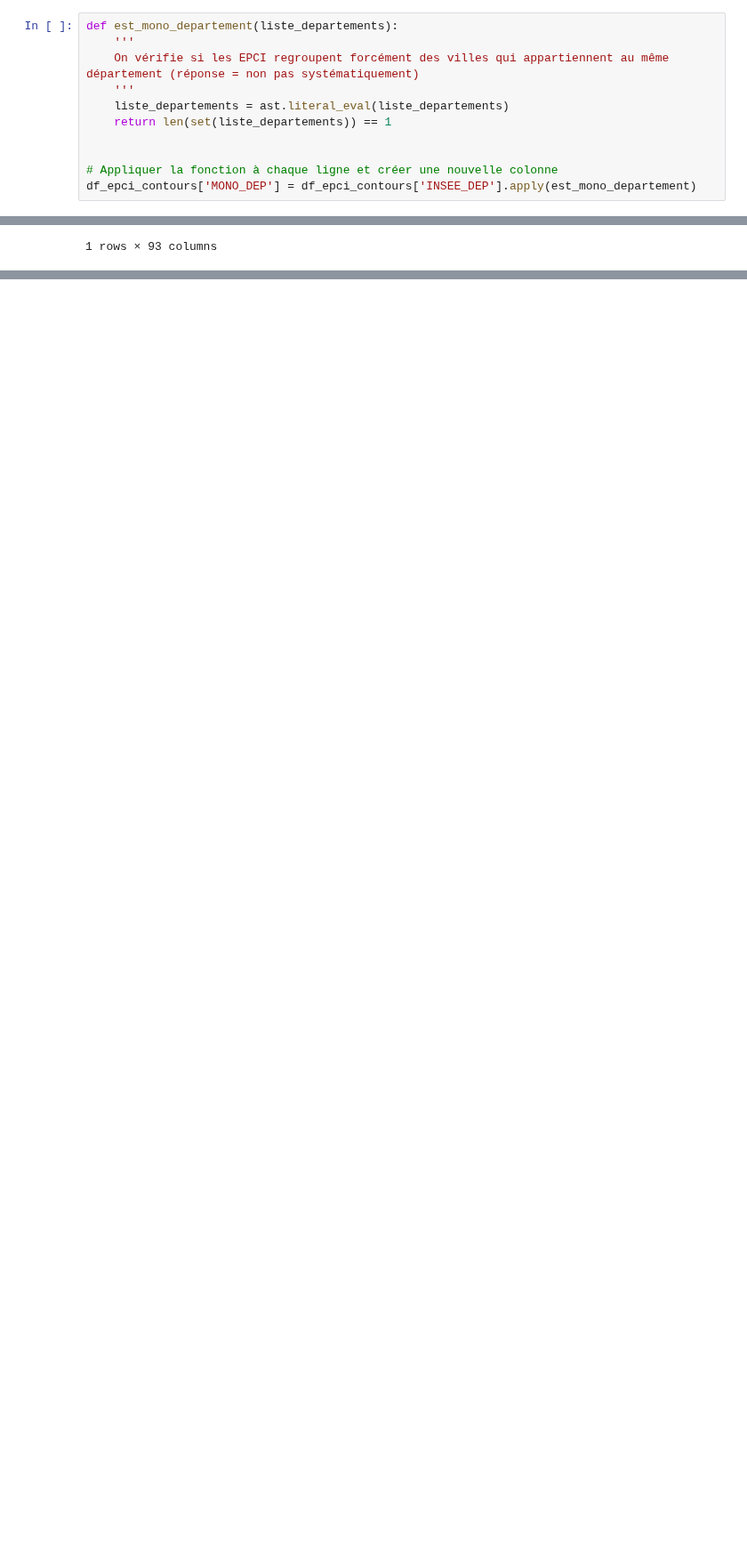
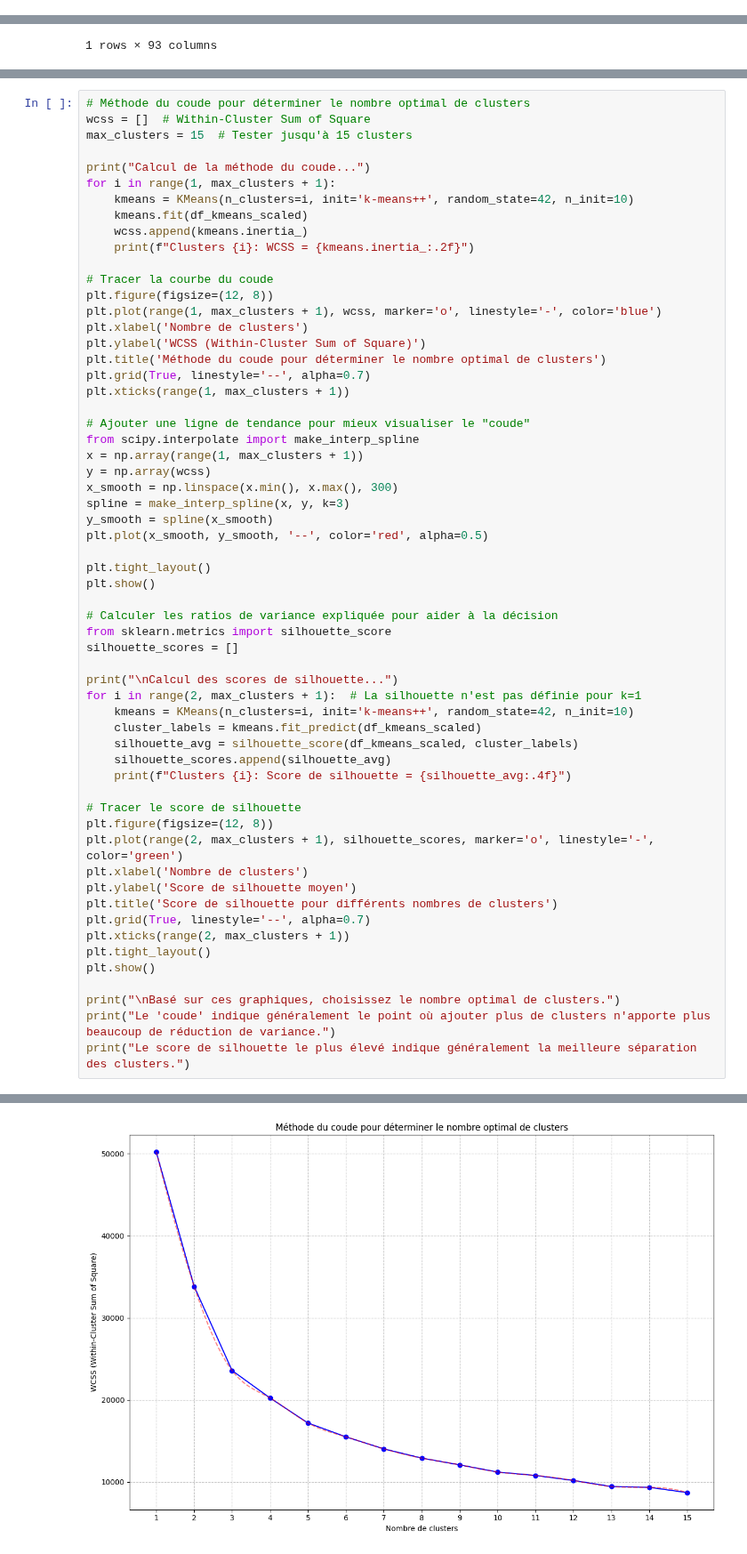
Before and after one commit to Qntouille/statapp, a Jupyter notebook: stat_desc_mobpro2.ipynb, the cells around one changed output, grey strips where cells are left out. Shown at 89% size. Saved outputs shown, nothing was run; the diff lists cells and outputs as text; blank space fills up the shorter version.

Commit message:
clustering pt2 (fini)

```diff
--- a/stat_desc_mobpro2.ipynb
+++ b/stat_desc_mobpro2.ipynb
@@ -107,14 +115,3 @@ df_mobpro_brut.head(20)
 | 18 | 18 | 01001 | ZZZZZ | 99999 | 01053 | 55 | 6 | Z | 13 | 16 | ... | ... |
 | 19 | 19 | 01001 | ZZZZZ | 99999 | 01053 | 35 | 4 | Z | 17 | 16 | ... | ... |
 20 rows × 36 columns
-# %%
-def est_mono_departement(liste_departements):
-    '''
-    On vérifie si les EPCI regroupent forcément des villes qui appartiennent au même département (réponse = non pas systématiquement)
-    '''
-    liste_departements = ast.literal_eval(liste_departements)
-    return len(set(liste_departements)) == 1
-
-
-# Appliquer la fonction à chaque ligne et créer une nouvelle colonne
-df_epci_contours['MONO_DEP'] = df_epci_contours['INSEE_DEP'].apply(est_mono_departement)
@@ -421,0 +411,60 @@ TypeError: agg function failed [how->mean,dtype->object]
+# %%
+# Méthode du coude pour déterminer le nombre optimal de clusters
+wcss = []  # Within-Cluster Sum of Square
+max_clusters = 15  # Tester jusqu'à 15 clusters
+
+print("Calcul de la méthode du coude...")
+for i in range(1, max_clusters + 1):
+    kmeans = KMeans(n_clusters=i, init='k-means++', random_state=42, n_init=10)
+    kmeans.fit(df_kmeans_scaled)
+    wcss.append(kmeans.inertia_)
+    print(f"Clusters {i}: WCSS = {kmeans.inertia_:.2f}")
+
+# Tracer la courbe du coude
+plt.figure(figsize=(12, 8))
+plt.plot(range(1, max_clusters + 1), wcss, marker='o', linestyle='-', color='blue')
+plt.xlabel('Nombre de clusters')
+plt.ylabel('WCSS (Within-Cluster Sum of Square)')
+plt.title('Méthode du coude pour déterminer le nombre optimal de clusters')
+plt.grid(True, linestyle='--', alpha=0.7)
+plt.xticks(range(1, max_clusters + 1))
+
+# Ajouter une ligne de tendance pour mieux visualiser le "coude"
+from scipy.interpolate import make_interp_spline
+x = np.array(range(1, max_clusters + 1))
+y = np.array(wcss)
+x_smooth = np.linspace(x.min(), x.max(), 300)
+spline = make_interp_spline(x, y, k=3)
+y_smooth = spline(x_smooth)
+plt.plot(x_smooth, y_smooth, '--', color='red', alpha=0.5)
+
+plt.tight_layout()
+plt.show()
+
+# Calculer les ratios de variance expliquée pour aider à la décision
+from sklearn.metrics import silhouette_score
+silhouette_scores = []
+
+print("\nCalcul des scores de silhouette...")
+for i in range(2, max_clusters + 1):  # La silhouette n'est pas définie pour k=1
+    kmeans = KMeans(n_clusters=i, init='k-means++', random_state=42, n_init=10)
+    cluster_labels = kmeans.fit_predict(df_kmeans_scaled)
+    silhouette_avg = silhouette_score(df_kmeans_scaled, cluster_labels)
+    silhouette_scores.append(silhouette_avg)
+    print(f"Clusters {i}: Score de silhouette = {silhouette_avg:.4f}")
+
+# Tracer le score de silhouette
+plt.figure(figsize=(12, 8))
+plt.plot(range(2, max_clusters + 1), silhouette_scores, marker='o', linestyle='-', color='green')
+plt.xlabel('Nombre de clusters')
+plt.ylabel('Score de silhouette moyen')
+plt.title('Score de silhouette pour différents nombres de clusters')
+plt.grid(True, linestyle='--', alpha=0.7)
+plt.xticks(range(2, max_clusters + 1))
+plt.tight_layout()
+plt.show()
+
+print("\nBasé sur ces graphiques, choisissez le nombre optimal de clusters.")
+print("Le 'coude' indique généralement le point où ajouter plus de clusters n'apporte plus beaucoup de réduction de variance.")
+print("Le score de silhouette le plus élevé indique généralement la meilleure séparation des clusters.")
+# %% [output]
@@ -421,0 +487 @@ TypeError: agg function failed [how->mean,dtype->object]
+[figure, added]
```
Also changed, not shown: parts of 19 cells of this notebook, 2 other files.
